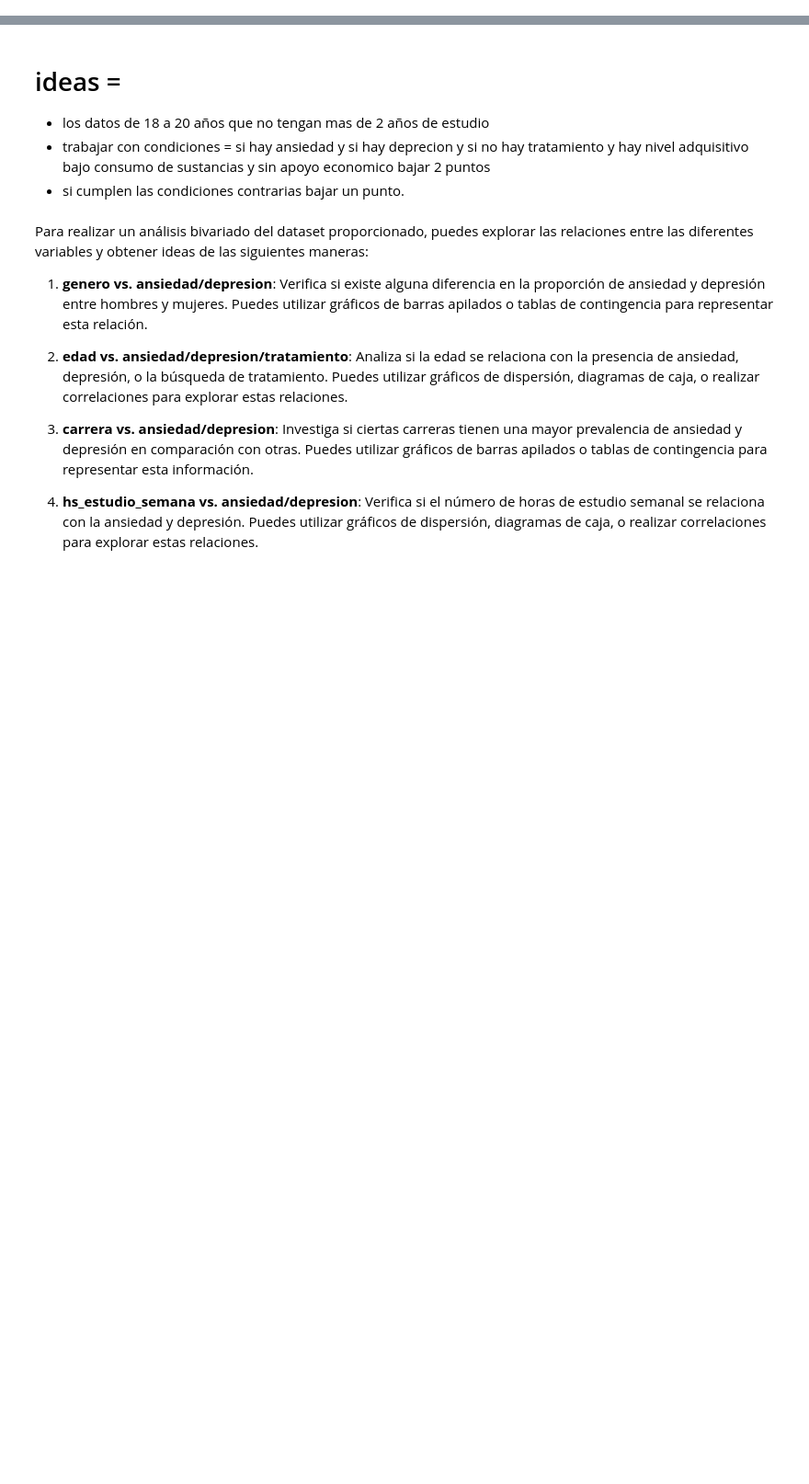
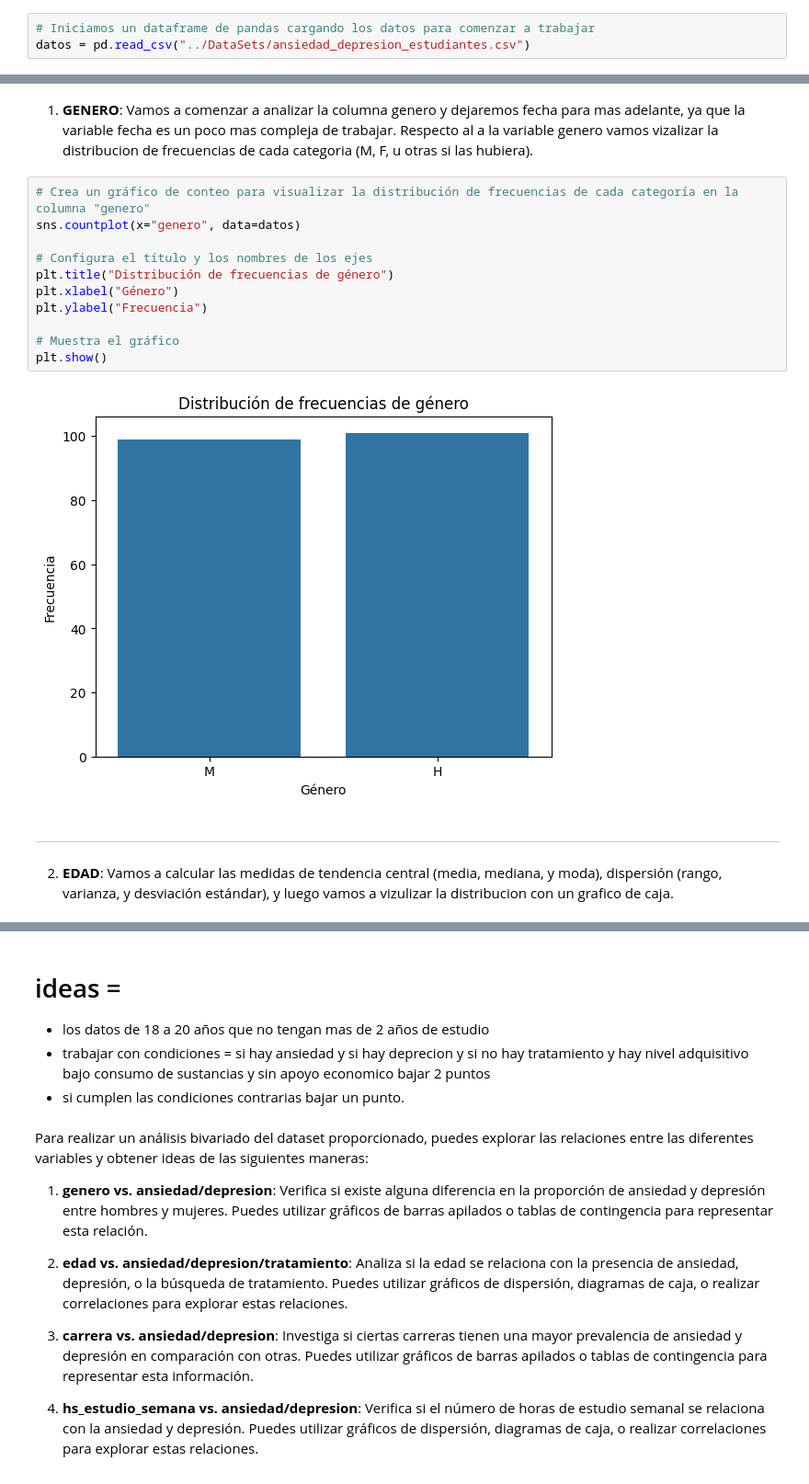
Before and after one commit to sebastianrosenblunnhellman/Curso_Python_Analisis_de_Datos_1, a Jupyter notebook: Curso/9_Proyecto _Final.ipynb, the cells around one changed output, grey strips where cells are left out. Shown: that part at 92% size. Saved outputs shown, nothing was run; the diff lists cells and outputs as text; blank space fills up the shorter version.

```diff
--- a/Curso/9_Proyecto _Final.ipynb
+++ b/Curso/9_Proyecto _Final.ipynb
@@ -42,0 +6,3 @@ df.head(1)
+# %%
+# Iniciamos un dataframe de pandas cargando los datos para comenzar a trabajar
+datos = pd.read_csv("../DataSets/ansiedad_depresion_estudiantes.csv")
@@ -42,0 +59,19 @@ df.head(1)
+# %% [markdown]
+1. **GENERO**: Vamos a comenzar a analizar la columna genero y dejaremos fecha para mas adelante, ya que la variable fecha es un poco mas compleja de trabajar. Respecto al a la variable genero vamos vizalizar la distribucion de frecuencias de cada categoria (M, F, u otras si las hubiera).
+# %%
+# Crea un gráfico de conteo para visualizar la distribución de frecuencias de cada categoría en la columna "genero"
+sns.countplot(x="genero", data=datos)
+
+# Configura el título y los nombres de los ejes
+plt.title("Distribución de frecuencias de género")
+plt.xlabel("Género")
+plt.ylabel("Frecuencia")
+
+# Muestra el gráfico
+plt.show()
+# %% [output]
+[figure, added]
+# %% [markdown]
+---
+# %% [markdown]
+2. **EDAD**: Vamos a calcular las medidas de tendencia central (media, mediana, y moda), dispersión (rango, varianza, y desviación estándar), y  luego vamos a vizulizar la distribucion con un grafico de caja.
```
Also changed, not shown: parts of 30 cells of this notebook, 1 other file.
